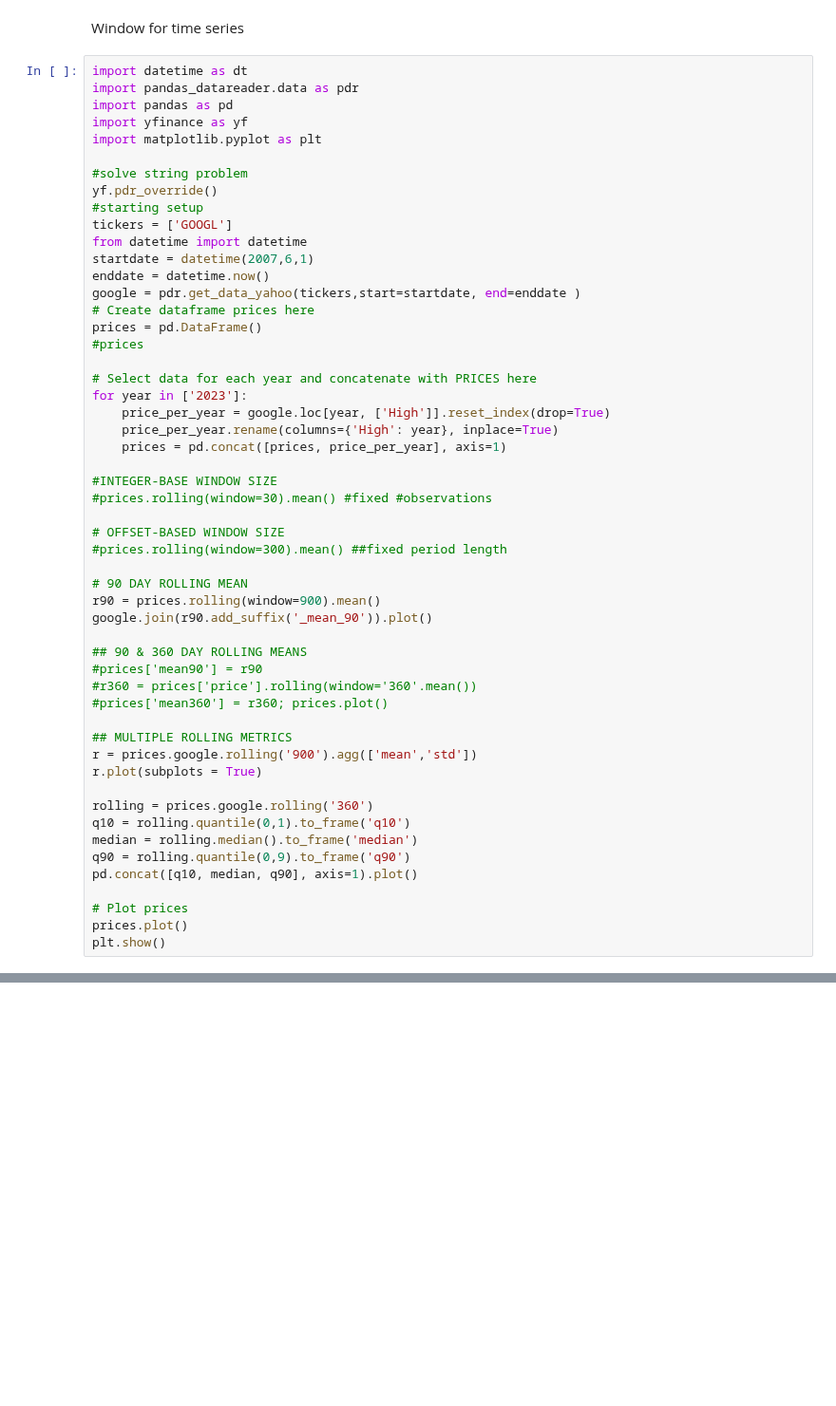
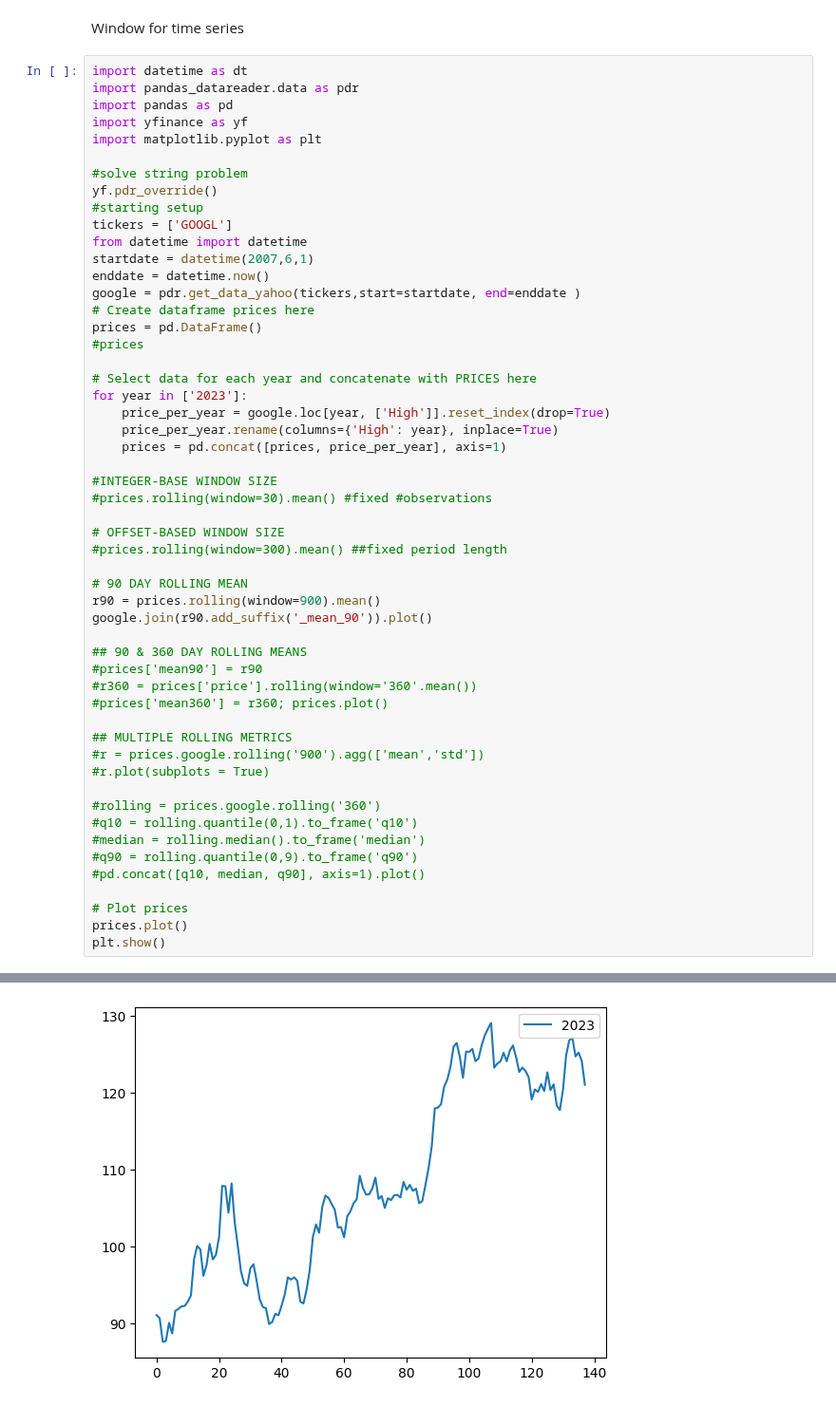
Before and after one commit to KeenGWatanabe/python, a Jupyter notebook: DateTime.ipynb, the cells around one changed output, grey strips where cells are left out. Shown at 95% size. Drawn from its saved outputs; the diff is of its cells as text; blank space fills up the shorter version.

```diff
--- a/DateTime.ipynb
+++ b/DateTime.ipynb
@@ -815,14 +815,14 @@ google.join(r90.add_suffix('_mean_90')).plot()
 #prices['mean360'] = r360; prices.plot()
 
 ## MULTIPLE ROLLING METRICS
-r = prices.google.rolling('900').agg(['mean','std'])
-r.plot(subplots = True)
+#r = prices.google.rolling('900').agg(['mean','std'])
+#r.plot(subplots = True)
 
-rolling = prices.google.rolling('360')
-q10 = rolling.quantile(0,1).to_frame('q10')
-median = rolling.median().to_frame('median')
-q90 = rolling.quantile(0,9).to_frame('q90')
-pd.concat([q10, median, q90], axis=1).plot()
+#rolling = prices.google.rolling('360')
+#q10 = rolling.quantile(0,1).to_frame('q10')
+#median = rolling.median().to_frame('median')
+#q90 = rolling.quantile(0,9).to_frame('q90')
+#pd.concat([q10, median, q90], axis=1).plot()
 
 # Plot prices
 prices.plot()
@@ -833 +832,2 @@ AttributeError: 'DataFrame' object has no attribute 'google'
 [figure]
+[figure, added]
```
Also changed, not shown: parts of 1 cell of this notebook.
